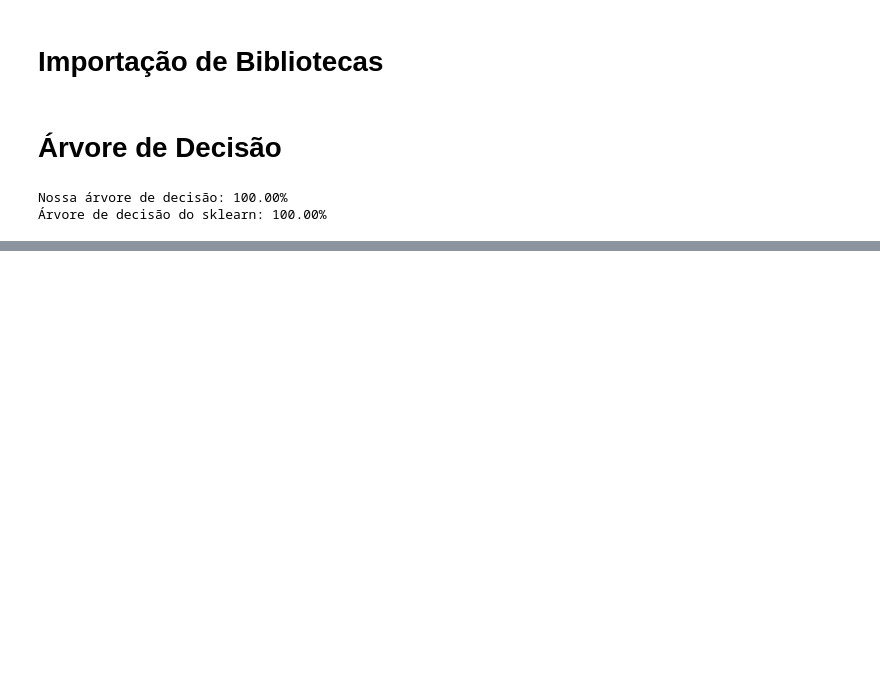
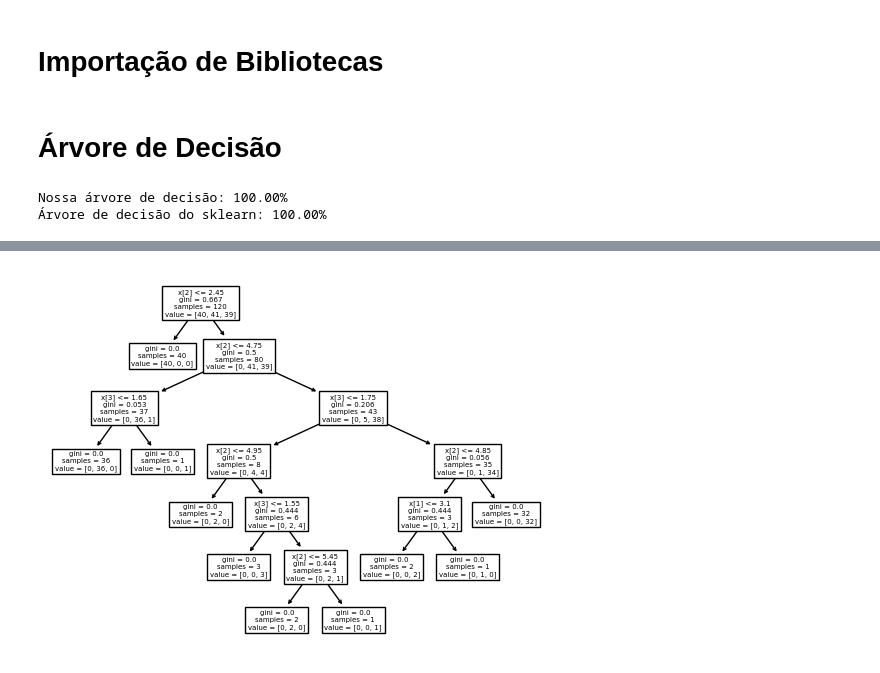
Before and after one commit to TheNeverChosen/TEAMMD-TP1, a Jupyter notebook: resultados.ipynb, the cells around one changed output, grey strips where cells are left out. Drawn from its saved outputs; the diff is of its cells as text; code cells hidden in the pictures; blank space fills up the shorter version.

```diff
--- a/resultados.ipynb
+++ b/resultados.ipynb
@@ -35,0 +43,4 @@ Nossa árvore de decisão: 100.00%
+# %%
+plot_tree(sklearn_tree);
+# %% [output]
+[figure, added]
```
Also changed, not shown: parts of 3 cells of this notebook.
